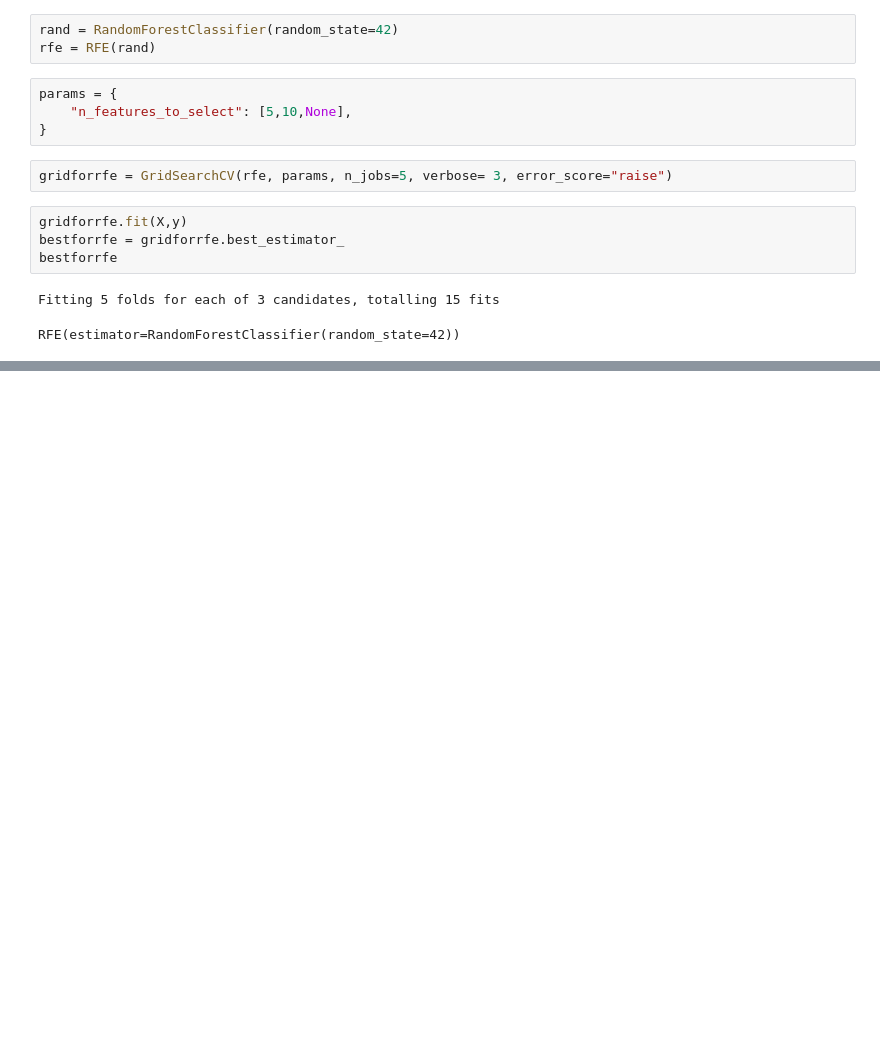
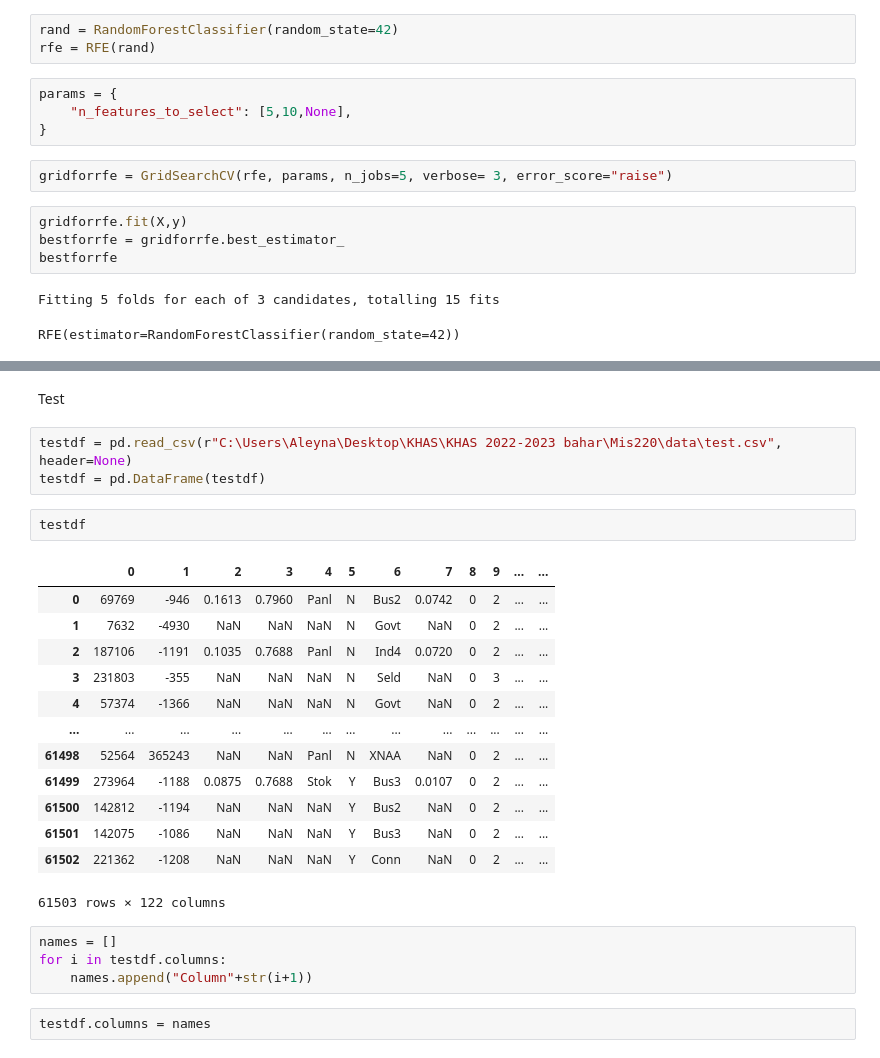
Before and after one commit to igyccmt/Project1, a Jupyter notebook: Project.ipynb, the cells around one changed output, grey strips where cells are left out. Drawn from its saved outputs; the diff is of its cells as text; blank space fills up the shorter version.

```diff
--- a/Project.ipynb
+++ b/Project.ipynb
@@ -674,0 +765,27 @@ rferesult
+# %% [markdown]
+Test
+# %%
+testdf = pd.read_csv(r"C:\Users\Aleyna\Desktop\KHAS\KHAS 2022-2023 bahar\Mis220\data\test.csv", header=None)
+testdf = pd.DataFrame(testdf)
+# %%
+testdf
+# %% [output]
+|  | 0 | 1 | 2 | 3 | 4 | 5 | 6 | 7 | 8 | 9 | ... | ... |
+| 0 | 69769 | -946 | 0.1613 | 0.7960 | Panl | N | Bus2 | 0.0742 | 0 | 2 | ... | ... |
+| 1 | 7632 | -4930 | NaN | NaN | NaN | N | Govt | NaN | 0 | 2 | ... | ... |
+| 2 | 187106 | -1191 | 0.1035 | 0.7688 | Panl | N | Ind4 | 0.0720 | 0 | 2 | ... | ... |
+| 3 | 231803 | -355 | NaN | NaN | NaN | N | Seld | NaN | 0 | 3 | ... | ... |
+| 4 | 57374 | -1366 | NaN | NaN | NaN | N | Govt | NaN | 0 | 2 | ... | ... |
+| ... | ... | ... | ... | ... | ... | ... | ... | ... | ... | ... | ... | ... |
+| 61498 | 52564 | 365243 | NaN | NaN | Panl | N | XNAA | NaN | 0 | 2 | ... | ... |
+| 61499 | 273964 | -1188 | 0.0875 | 0.7688 | Stok | Y | Bus3 | 0.0107 | 0 | 2 | ... | ... |
+| 61500 | 142812 | -1194 | NaN | NaN | NaN | Y | Bus2 | NaN | 0 | 2 | ... | ... |
+| 61501 | 142075 | -1086 | NaN | NaN | NaN | Y | Bus3 | NaN | 0 | 2 | ... | ... |
+| 61502 | 221362 | -1208 | NaN | NaN | NaN | Y | Conn | NaN | 0 | 2 | ... | ... |
+61503 rows × 122 columns
+# %%
+names = []
+for i in testdf.columns:
+    names.append("Column"+str(i+1))
+# %%
+testdf.columns = names
```
Also changed, not shown: parts of 15 cells of this notebook.
